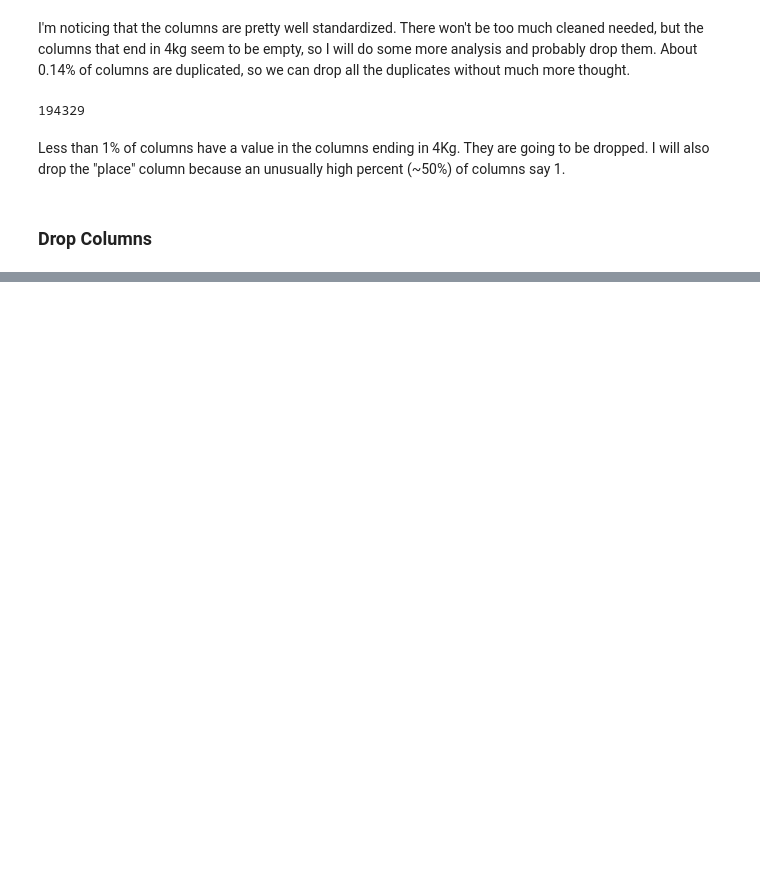
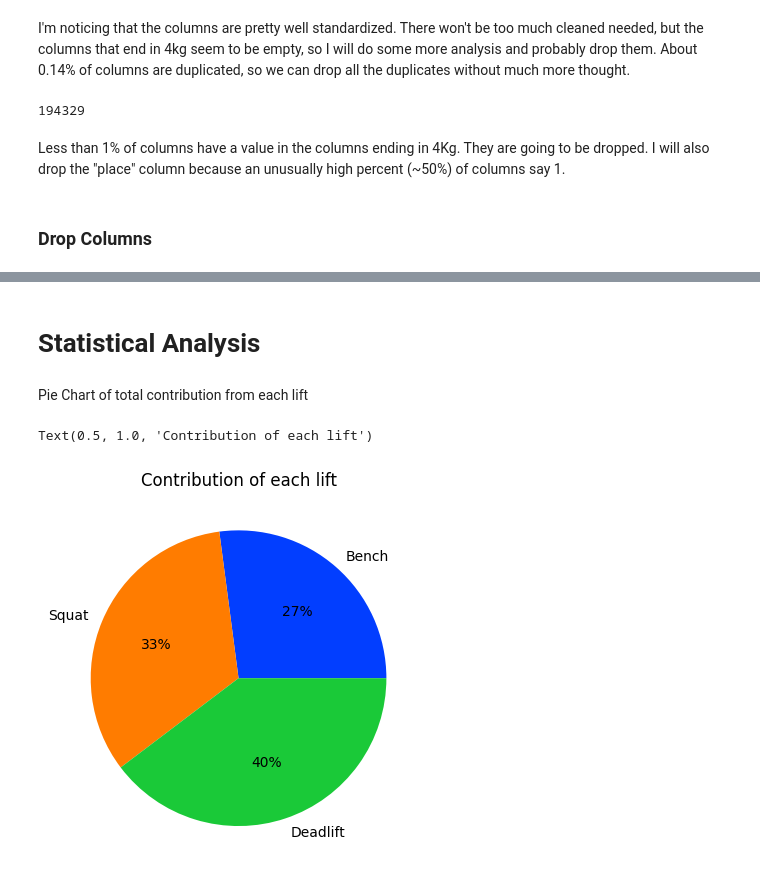
Before and after one commit to nate-bowers/powerlifting-analysis, a Jupyter notebook: dataanalysis.ipynb, the cells around one changed output, grey strips where cells are left out. Cells and saved outputs as stored; diff of their text form; code cells hidden in the pictures; blank space fills up the shorter version.

```diff
--- a/dataanalysis.ipynb
+++ b/dataanalysis.ipynb
@@ -58,0 +97,15 @@ KeyError: "['Bench4kg'] not found in axis"
+# %% [markdown]
+# Statistical Analysis
+# %% [markdown]
+Pie Chart of total contribution from each lift
+# %%
+contribution_data = [df["BestBenchKg"].sum(),df["BestSquatKg"].sum(),df["BestDeadliftKg"].sum()]
+keys = ["Bench", "Squat", "Deadlift"]
+
+palette_color = sns.color_palette('bright')
+
+plt.pie(contribution_data, labels=keys, colors=palette_color, autopct='%.0f%%')
+plt.title("Contribution of each lift")
+# %% [output]
+Text(0.5, 1.0, 'Contribution of each lift')
+[figure, added]
```
Also changed, not shown: parts of 9 cells of this notebook.
